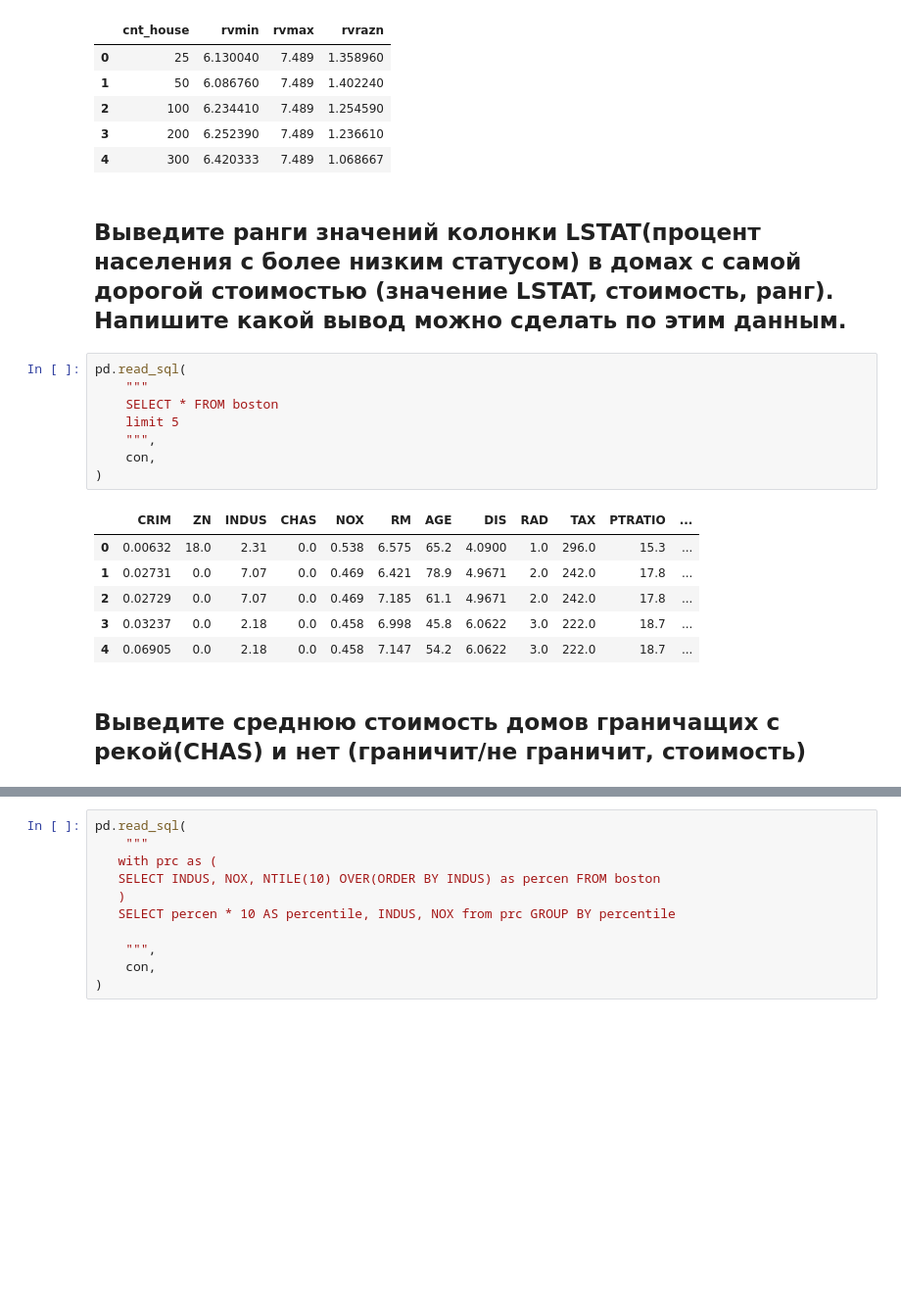
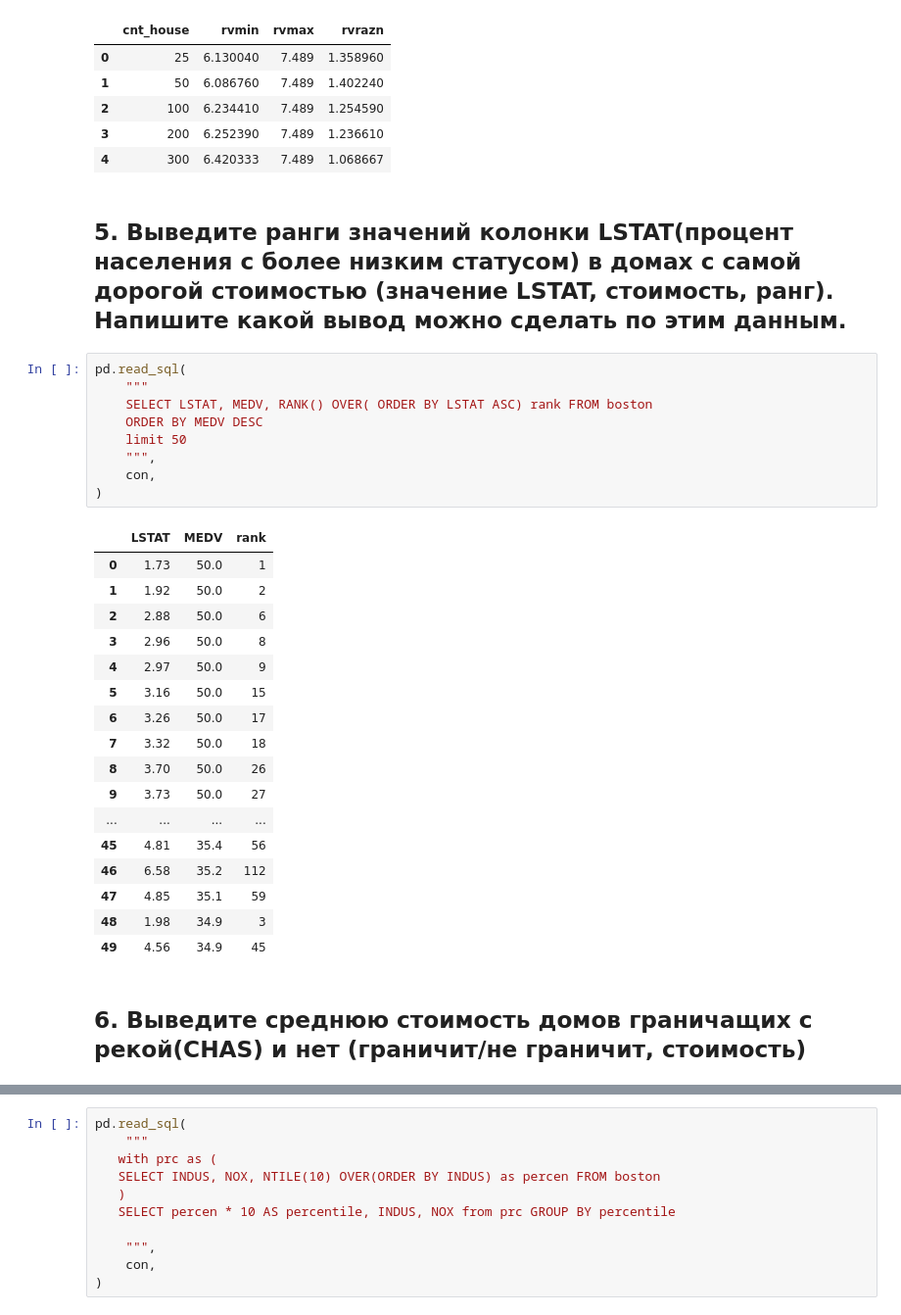
Before and after one commit to kamakristv/DS, a Jupyter notebook: SQL_2.ipynb, the cells around one changed output, grey strips where cells are left out. Shown at 98% size. Cells and saved outputs as stored; diff of their text form; blank space fills up the shorter version.

```diff
--- a/SQL_2.ipynb
+++ b/SQL_2.ipynb
@@ -156,24 +163,36 @@ pd.read_sql(
 | 3 | 200 | 6.252390 | 7.489 | 1.236610 |
 | 4 | 300 | 6.420333 | 7.489 | 1.068667 |
 # %% [markdown]
-## Выведите ранги значений колонки LSTAT(процент населения с более низким статусом) в домах с самой дорогой стоимостью (значение LSTAT, стоимость, ранг). Напишите какой вывод можно сделать по этим данным.
+## 5. Выведите ранги значений колонки LSTAT(процент населения с более низким статусом) в домах с самой дорогой стоимостью (значение LSTAT, стоимость, ранг). Напишите какой вывод можно сделать по этим данным.
 # %%
 pd.read_sql(
     """
-    SELECT * FROM boston
-    limit 5
+    SELECT LSTAT, MEDV, RANK() OVER( ORDER BY LSTAT ASC) rank FROM boston
+    ORDER BY MEDV DESC
+    limit 50
     """,
     con,
 )
 # %% [output]
-|  | CRIM | ZN | INDUS | CHAS | NOX | RM | AGE | DIS | RAD | TAX | PTRATIO | ... |
-| 0 | 0.00632 | 18.0 | 2.31 | 0.0 | 0.538 | 6.575 | 65.2 | 4.0900 | 1.0 | 296.0 | 15.3 | ... |
-| 1 | 0.02731 | 0.0 | 7.07 | 0.0 | 0.469 | 6.421 | 78.9 | 4.9671 | 2.0 | 242.0 | 17.8 | ... |
-| 2 | 0.02729 | 0.0 | 7.07 | 0.0 | 0.469 | 7.185 | 61.1 | 4.9671 | 2.0 | 242.0 | 17.8 | ... |
-| 3 | 0.03237 | 0.0 | 2.18 | 0.0 | 0.458 | 6.998 | 45.8 | 6.0622 | 3.0 | 222.0 | 18.7 | ... |
-| 4 | 0.06905 | 0.0 | 2.18 | 0.0 | 0.458 | 7.147 | 54.2 | 6.0622 | 3.0 | 222.0 | 18.7 | ... |
+|  | LSTAT | MEDV | rank |
+| 0 | 1.73 | 50.0 | 1 |
+| 1 | 1.92 | 50.0 | 2 |
+| 2 | 2.88 | 50.0 | 6 |
+| 3 | 2.96 | 50.0 | 8 |
+| 4 | 2.97 | 50.0 | 9 |
+| 5 | 3.16 | 50.0 | 15 |
+| 6 | 3.26 | 50.0 | 17 |
+| 7 | 3.32 | 50.0 | 18 |
+| 8 | 3.70 | 50.0 | 26 |
+| 9 | 3.73 | 50.0 | 27 |
+| ... | ... | ... | ... |
+| 45 | 4.81 | 35.4 | 56 |
+| 46 | 6.58 | 35.2 | 112 |
+| 47 | 4.85 | 35.1 | 59 |
+| 48 | 1.98 | 34.9 | 3 |
+| 49 | 4.56 | 34.9 | 45 |
 # %% [markdown]
-## Выведите среднюю стоимость домов граничащих с рекой(CHAS) и нет (граничит/не граничит, стоимость)
+## 6. Выведите среднюю стоимость домов граничащих с рекой(CHAS) и нет (граничит/не граничит, стоимость)
 # %%
 pd.read_sql(
     """
```
Also changed, not shown: parts of 11 cells of this notebook.
